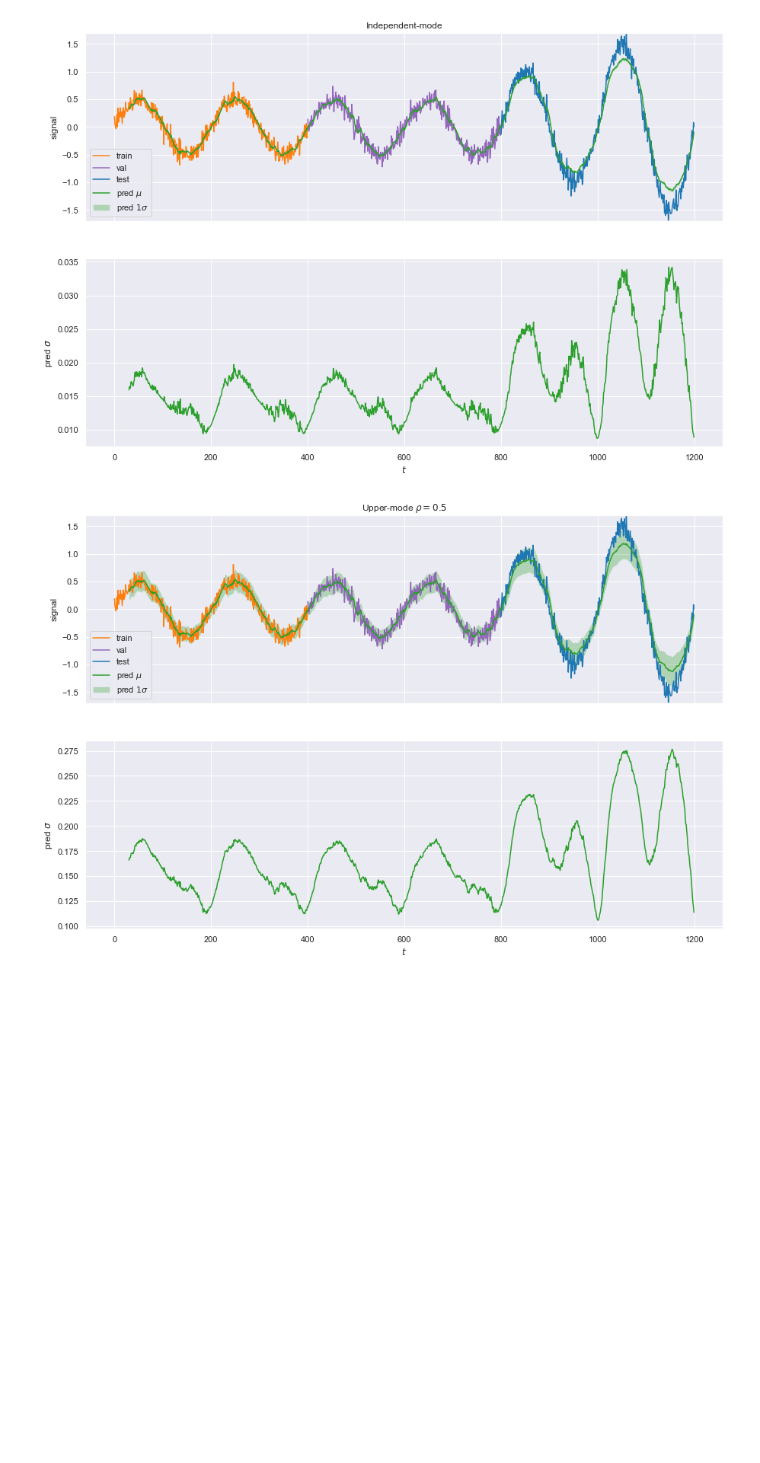
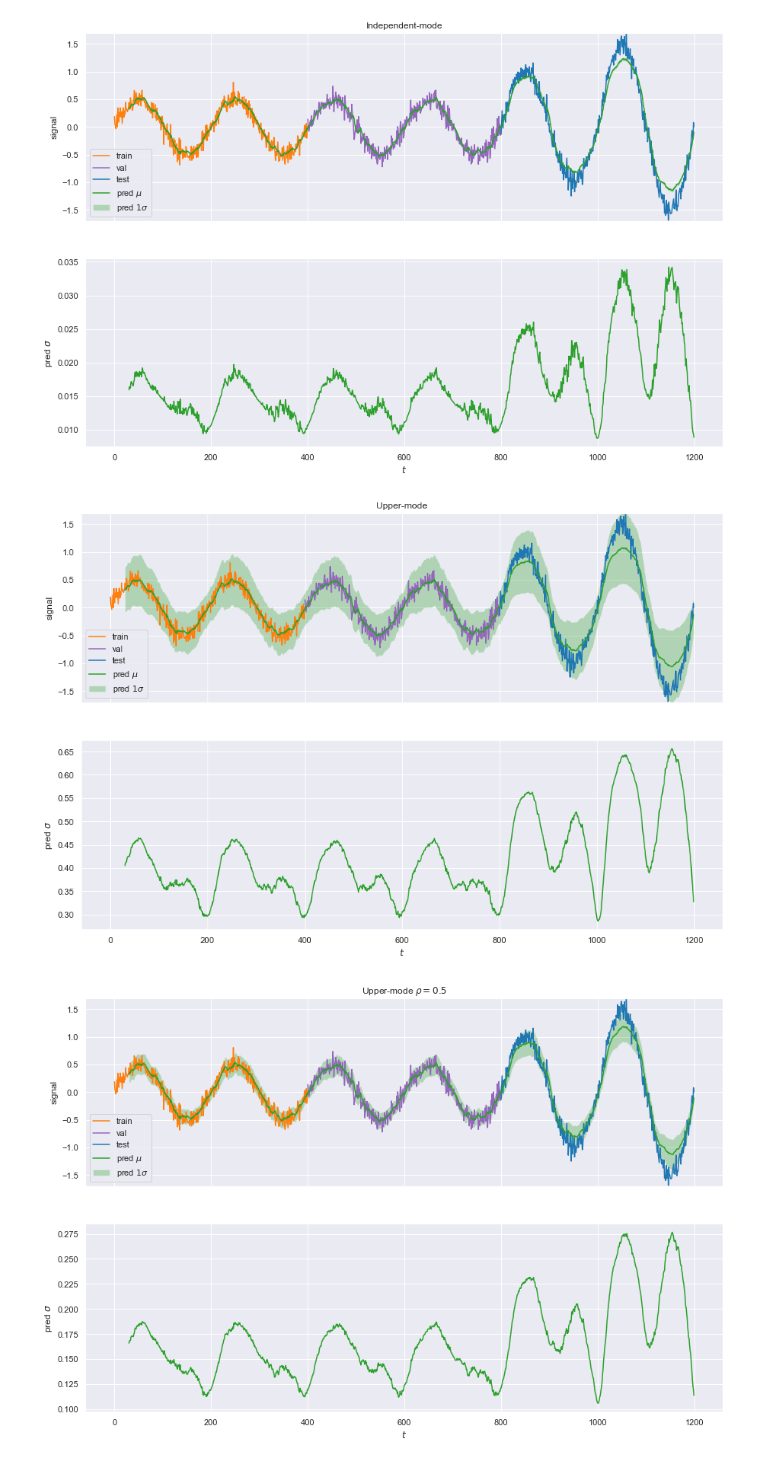
Before and after one commit to gigo-gigo/VPBNN_partial, a Jupyter notebook: nn2vpbnn_rnn_regression_one-step.ipynb, the cells around one changed output. Saved outputs shown, nothing was run; the diff lists cells and outputs as text; code cells hidden in the pictures; blank space fills up the shorter version.

```diff
--- a/nn2vpbnn_rnn_regression_one-step.ipynb
+++ b/nn2vpbnn_rnn_regression_one-step.ipynb
@@ -186,6 +186,31 @@ ax2.set_ylabel(r"pred $\sigma$")
 fig.savefig("img/series_independent-mode.pdf", bbox_inches="tight")
 # %% [output]
 [figure]
+# %%
+rho = 1.0
+vmodel = nn2vpbnn(model, 3, rho=rho)
+
+pred_mean, pred_var = vmodel.predict(test_gen)
+pred_mean = pred_mean.ravel()
+pred_std = np.sqrt(pred_var.ravel())
+
+fig, (ax1, ax2) = plt.subplots(figsize=(15, 10), nrows=2, sharex=True)
+ax1.plot(t[:len(train_X)], X[:len(train_X)], color='tab:orange', label='train')
+ax1.plot(t[len(train_X):len(train_X)+len(val_X)], X[len(train_X):len(train_X)+len(val_X)], color='tab:purple', label='val')
+ax1.plot(t[len(train_X)+len(val_X):], X[len(train_X)+len(val_X):], color='tab:blue', label='test')
+ax1.plot(t[-len(pred_mean):], pred_mean, 'tab:green', label=r'pred $\mu$')
+ax1.fill_between(t[-len(pred_mean):], pred_mean + 1. * pred_std, pred_mean - 1. * pred_std, facecolor='tab:green', alpha=0.3, label=r'pred $1 \sigma$')
+ax1.set_ylabel('signal')
+ax1.set_title("Upper-mode")
+ax1.set_ylim(-1.7, 1.7)
+ax1.legend(loc='lower left')
+
+ax2.plot(t[-len(pred_mean):], pred_std, 'tab:green')
+ax2.set_xlabel(r'$t$')
+ax2.set_ylabel(r'pred $\sigma$')
+fig.savefig("img/series_upper-mode.pdf", bbox_inches="tight")
+# %% [output]
+[figure, added]
 # %%
 rho = 0.5
 vmodel = nn2vpbnn(model, 3, rho=rho)
```
Also changed, not shown: parts of 2 cells of this notebook, 1 other file.
